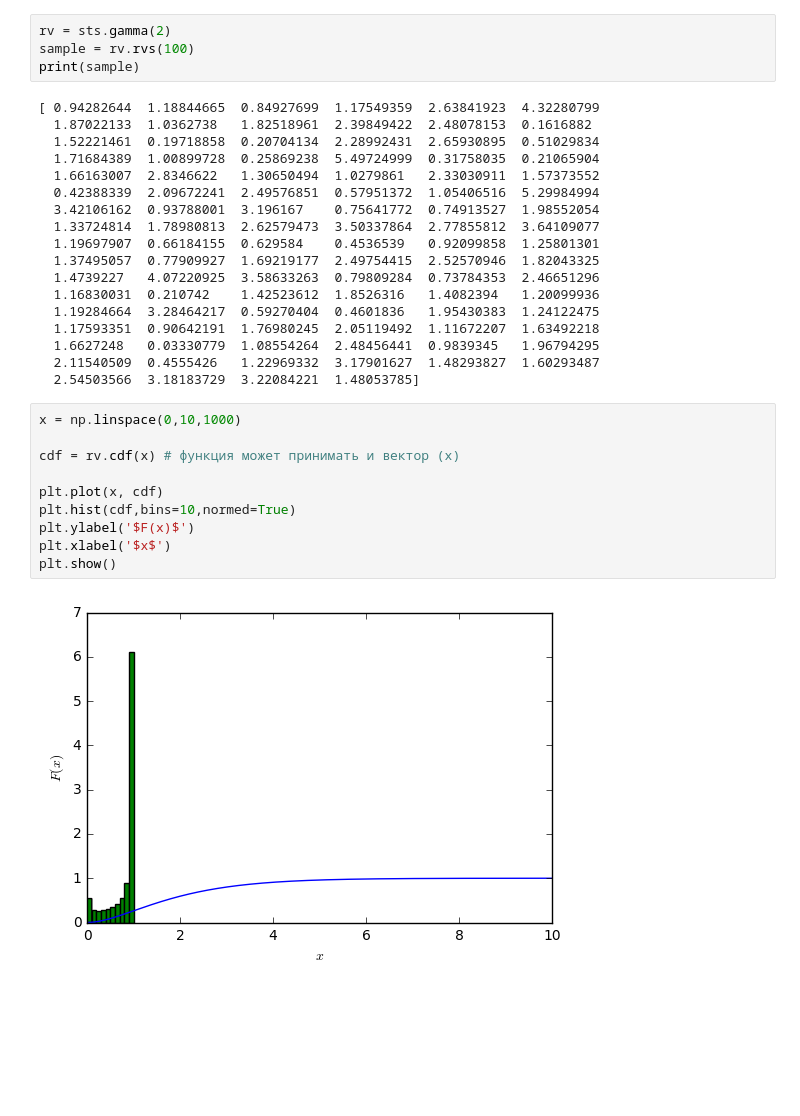
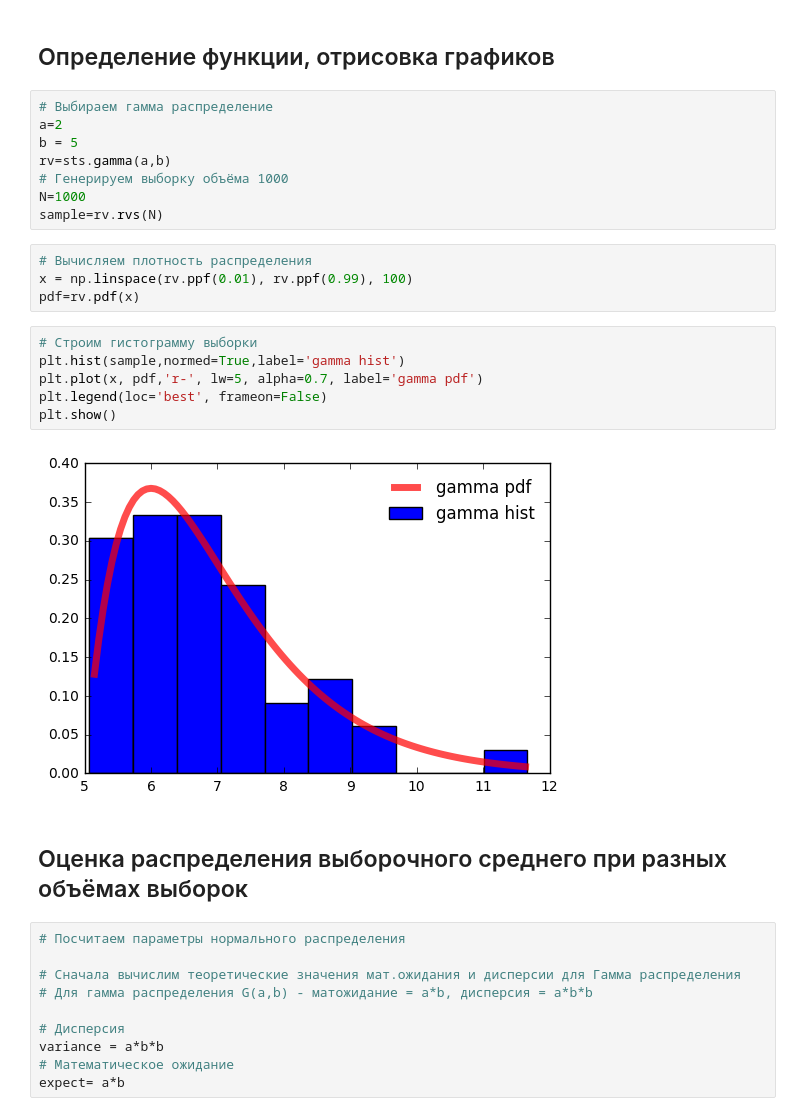
Before and after one commit to MiniGN/Coursera-machine-learning, a Jupyter notebook: course_1_week_4_task_1.ipynb, the cells around one changed output. Saved outputs shown, nothing was run; the diff lists cells and outputs as text; blank space fills up the shorter version.

```diff
--- a/course_1_week_4_task_1.ipynb
+++ b/course_1_week_4_task_1.ipynb
@@ -4,37 +7,37 @@ import numpy as np
 import matplotlib.pyplot as plt
 import scipy.stats as sts
 %matplotlib inline
-# %%
-rv = sts.gamma(2)
-sample = rv.rvs(100)
-print(sample)
-# %% [output]
-[ 0.94282644  1.18844665  0.84927699  1.17549359  2.63841923  4.32280799
-  1.87022133  1.0362738   1.82518961  2.39849422  2.48078153  0.1616882
-  1.52221461  0.19718858  0.20704134  2.28992431  2.65930895  0.51029834
-  1.71684389  1.00899728  0.25869238  5.49724999  0.31758035  0.21065904
-  1.66163007  2.8346622   1.30650494  1.0279861   2.33030911  1.57373552
-  0.42388339  2.09672241  2.49576851  0.57951372  1.05406516  5.29984994
-  3.42106162  0.93788001  3.196167    0.75641772  0.74913527  1.98552054
-  1.33724814  1.78980813  2.62579473  3.50337864  2.77855812  3.64109077
-  1.19697907  0.66184155  0.629584    0.4536539   0.92099858  1.25801301
-  1.37495057  0.77909927  1.69219177  2.49754415  2.52570946  1.82043325
-  1.4739227   4.07220925  3.58633263  0.79809284  0.73784353  2.46651296
-  1.16830031  0.210742    1.42523612  1.8526316   1.4082394   1.20099936
-  1.19284664  3.28464217  0.59270404  0.4601836   1.95430383  1.24122475
-  1.17593351  0.90642191  1.76980245  2.05119492  1.11672207  1.63492218
-  1.6627248   0.03330779  1.08554264  2.48456441  0.9839345   1.96794295
-  2.11540509  0.4555426   1.22969332  3.17901627  1.48293827  1.60293487
-  2.54503566  3.18183729  3.22084221  1.48053785]
-# %%
-x = np.linspace(0,10,1000)
-
-cdf = rv.cdf(x) # функция может принимать и вектор (x)
-
-plt.plot(x, cdf)
-plt.hist(cdf,bins=10,normed=True)
-plt.ylabel('$F(x)$')
-plt.xlabel('$x$')
-plt.show()
-# %% [output]
-[figure, removed]
+# %% [markdown]
+## Определение функции, отрисовка графиков
+# %%
+# Выбираем гамма распределение
+a=2
+b = 5
+rv=sts.gamma(a,b)
+# Генерируем выборку объёма 1000
+N=1000
+sample=rv.rvs(N)
+# %%
+# Вычисляем плотность распределения
+x = np.linspace(rv.ppf(0.01), rv.ppf(0.99), 100)
+pdf=rv.pdf(x)
+# %%
+# Строим гистограмму выборки
+plt.hist(sample,normed=True,label='gamma hist')
+plt.plot(x, pdf,'r-', lw=5, alpha=0.7, label='gamma pdf')
+plt.legend(loc='best', frameon=False)
+plt.show()
+# %% [output]
+[figure, added]
+# %% [markdown]
+## Оценка распределения выборочного среднего при разных объёмах выборок
+# %%
+# Посчитаем параметры нормального распределения
+
+# Сначала вычислим теоретические значения мат.ожидания и дисперсии для Гамма распределения
+# Для гамма распределения G(a,b) - матожидание = a*b, дисперсия = a*b*b
+
+# Дисперсия
+variance = a*b*b
+# Математическое ожидание
+expect= a*b
```
Also changed, not shown: parts of 6 cells of this notebook.
